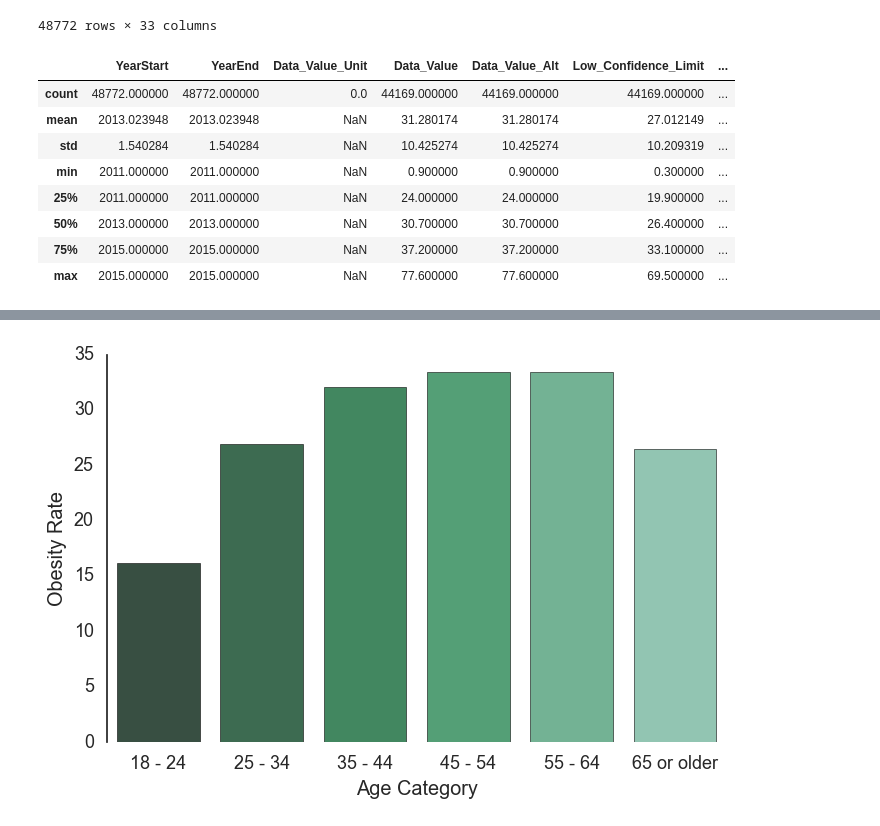
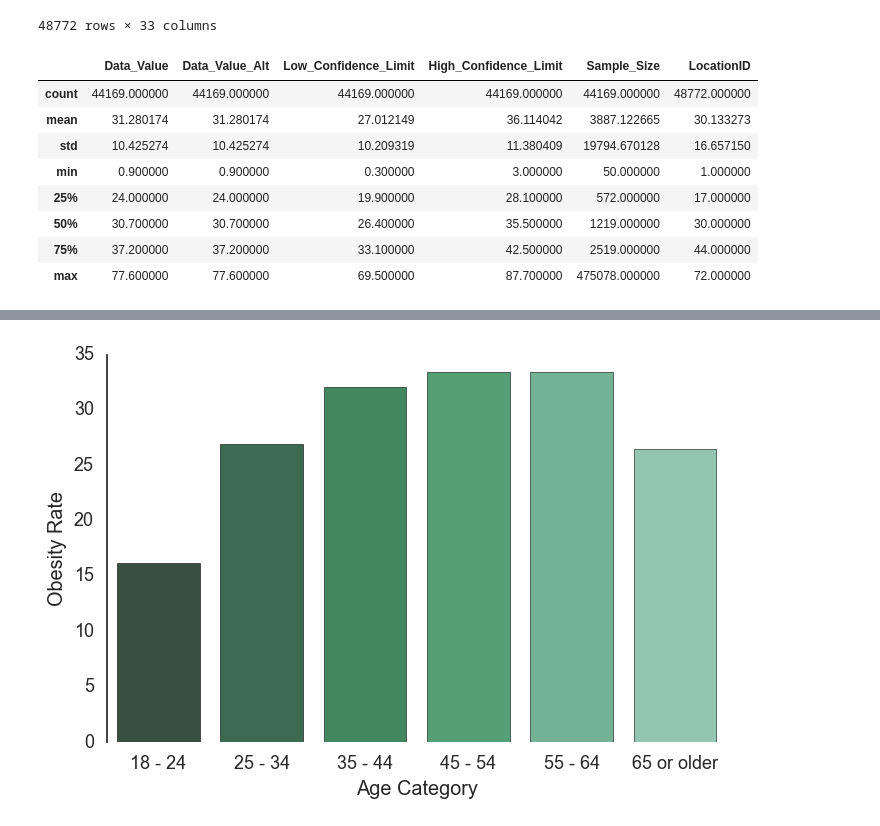
Before and after one commit to sase-hack/sase-hack-2017, a Jupyter notebook: tutorials/python-tutorial.ipynb, the cells around one changed output, grey strips where cells are left out. Cells and saved outputs as stored; diff of their text form; code cells hidden in the pictures.

```diff
--- a/tutorials/python-tutorial.ipynb
+++ b/tutorials/python-tutorial.ipynb
@@ -35,19 +35,22 @@ data
 | 48770 | 2015 | 2015 | PR | Puerto Rico | Behavioral Risk Factor Surveillan... | Obesity / Weight Status | Obesity / Weight Status | Percent of adults aged 18 years a... | ... |
 | 48771 | 2015 | 2015 | PR | Puerto Rico | Behavioral Risk Factor Surveillan... | Obesity / Weight Status | Obesity / Weight Status | Percent of adults aged 18 years a... | ... |
 48772 rows × 33 columns
-# %%
-# generate descriptive statistics
-data.describe()
-# %% [output]
-|  | YearStart | YearEnd | Data_Value_Unit | Data_Value | Data_Value_Alt | Low_Confidence_Limit | ... |
-| count | 48772.000000 | 48772.000000 | 0.0 | 44169.000000 | 44169.000000 | 44169.000000 | ... |
-| mean | 2013.023948 | 2013.023948 | NaN | 31.280174 | 31.280174 | 27.012149 | ... |
-| std | 1.540284 | 1.540284 | NaN | 10.425274 | 10.425274 | 10.209319 | ... |
-| min | 2011.000000 | 2011.000000 | NaN | 0.900000 | 0.900000 | 0.300000 | ... |
-| 25% | 2011.000000 | 2011.000000 | NaN | 24.000000 | 24.000000 | 19.900000 | ... |
-| 50% | 2013.000000 | 2013.000000 | NaN | 30.700000 | 30.700000 | 26.400000 | ... |
-| 75% | 2015.000000 | 2015.000000 | NaN | 37.200000 | 37.200000 | 33.100000 | ... |
-| max | 2015.000000 | 2015.000000 | NaN | 77.600000 | 77.600000 | 69.500000 | ... |
+# %%
+# remove column of all NaNs
+data = data.drop(['Data_Value_Unit'], axis=1)
+columns = [c for c in data.columns if c not in ["YearStart", "YearEnd"]]
+# generate descriptive statistics
+data[columns].describe()
+# %% [output]
+|  | Data_Value | Data_Value_Alt | Low_Confidence_Limit | High_Confidence_Limit | Sample_Size | LocationID |
+| count | 44169.000000 | 44169.000000 | 44169.000000 | 44169.000000 | 44169.000000 | 48772.000000 |
+| mean | 31.280174 | 31.280174 | 27.012149 | 36.114042 | 3887.122665 | 30.133273 |
+| std | 10.425274 | 10.425274 | 10.209319 | 11.380409 | 19794.670128 | 16.657150 |
+| min | 0.900000 | 0.900000 | 0.300000 | 3.000000 | 50.000000 | 1.000000 |
+| 25% | 24.000000 | 24.000000 | 19.900000 | 28.100000 | 572.000000 | 17.000000 |
+| 50% | 30.700000 | 30.700000 | 26.400000 | 35.500000 | 1219.000000 | 30.000000 |
+| 75% | 37.200000 | 37.200000 | 33.100000 | 42.500000 | 2519.000000 | 44.000000 |
+| max | 77.600000 | 77.600000 | 69.500000 | 87.700000 | 475078.000000 | 72.000000 |
 # %%
 # sorting by columns
 data.sort_values(by='Question')
```
Also changed, not shown: parts of 7 cells of this notebook.
